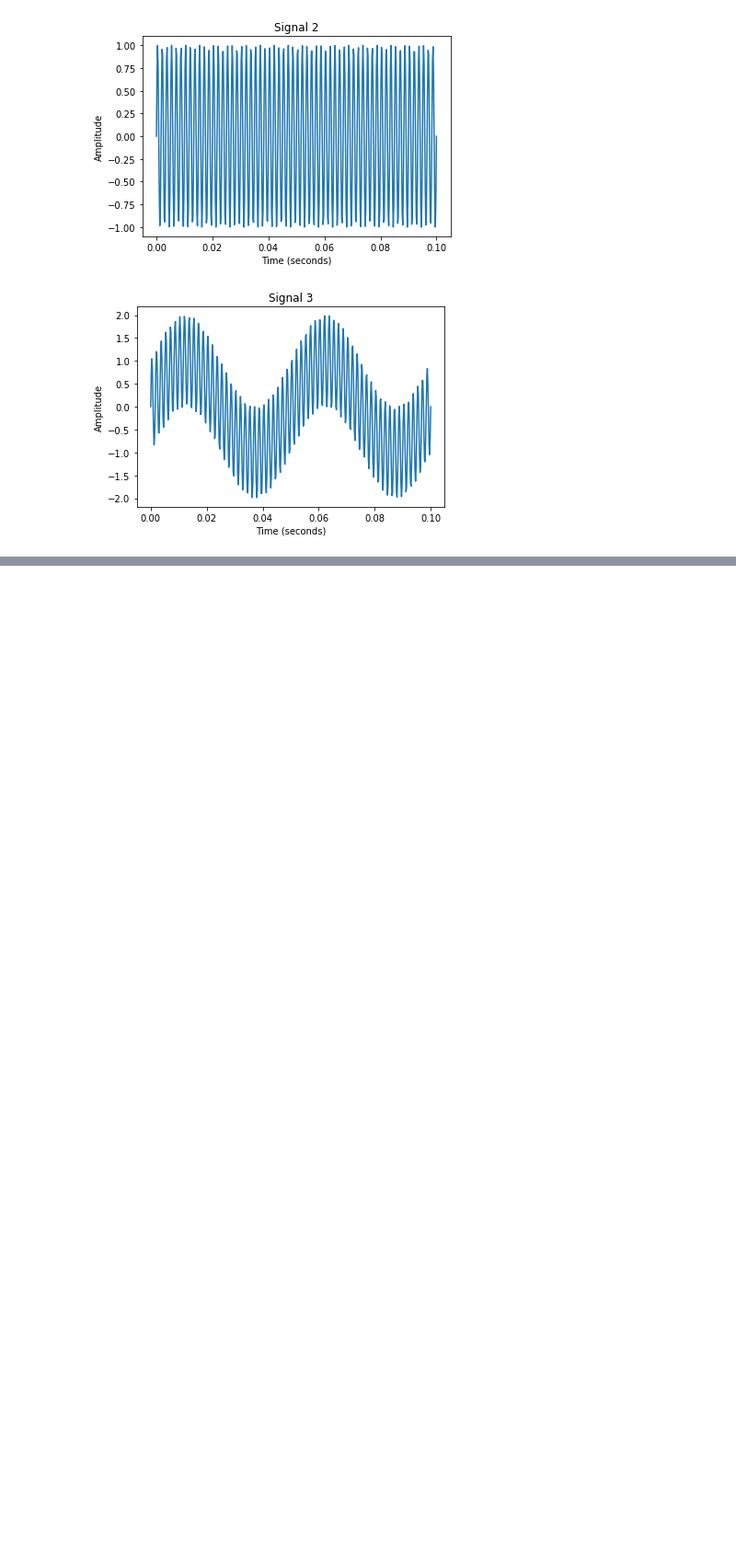
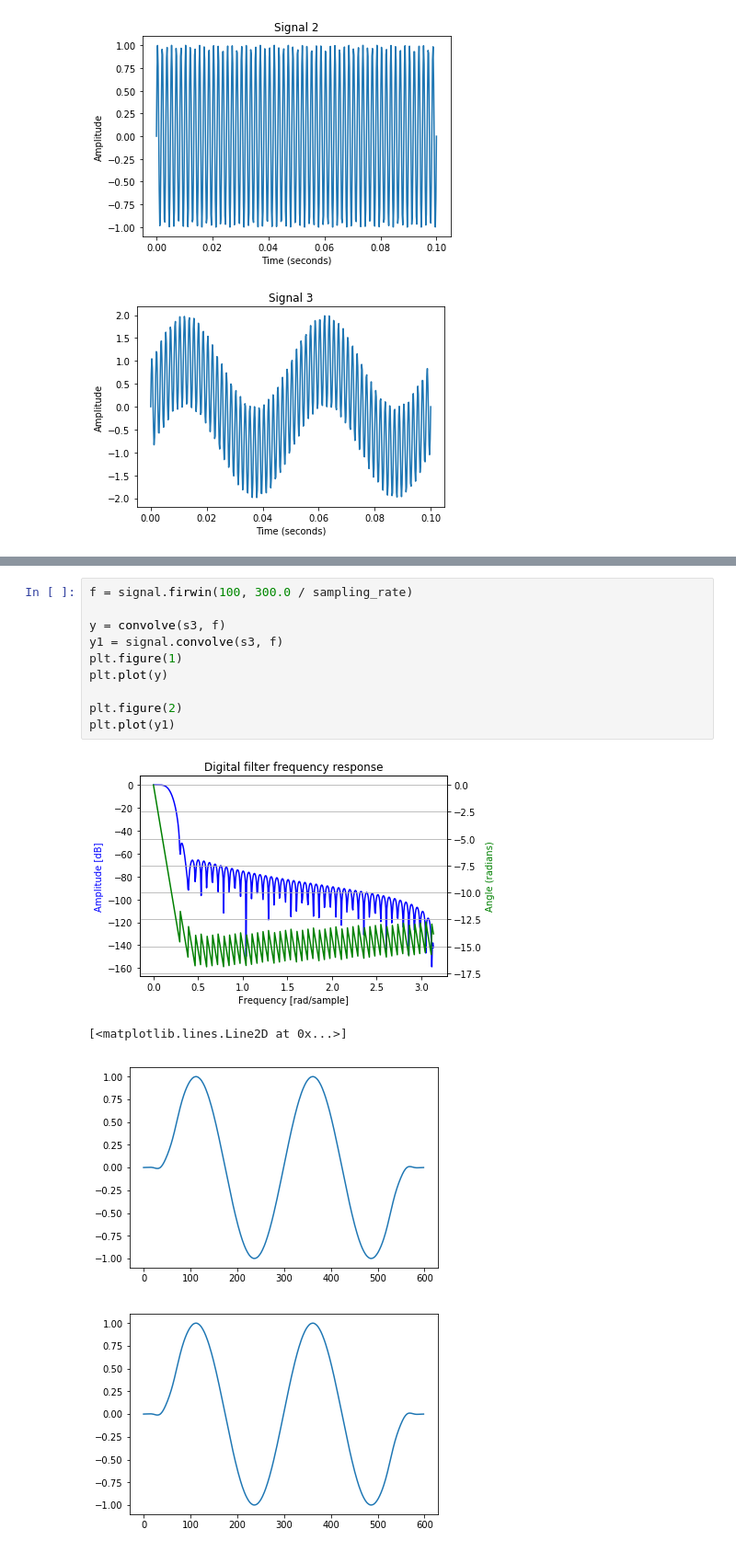
Before and after one commit to itsmealves/lab-sistemas-comunicacao, a Jupyter notebook: filtros.ipynb, the cells around one changed output, grey strips where cells are left out. Shown at 92% size. Cells and saved outputs as stored; diff of their text form; blank space fills up the shorter version.

```diff
--- a/filtros.ipynb
+++ b/filtros.ipynb
@@ -99,3 +87,18 @@ plt.plot(y1)
+# %%
+f = signal.firwin(100, 300.0 / sampling_rate)
+
+y = convolve(s3, f)
+y1 = signal.convolve(s3, f)
+plt.figure(1)
+plt.plot(y)
+
+plt.figure(2)
+plt.plot(y1)
+# %% [output]
+[figure, added]
+[<matplotlib.lines.Line2D at 0x...>]
+[figure, added]
+[figure, added]
 # %%
 def create_noisy_wavfile(source, target):
     # Read info from source file
```
Also changed, not shown: parts of 5 cells of this notebook, 4 other files.
